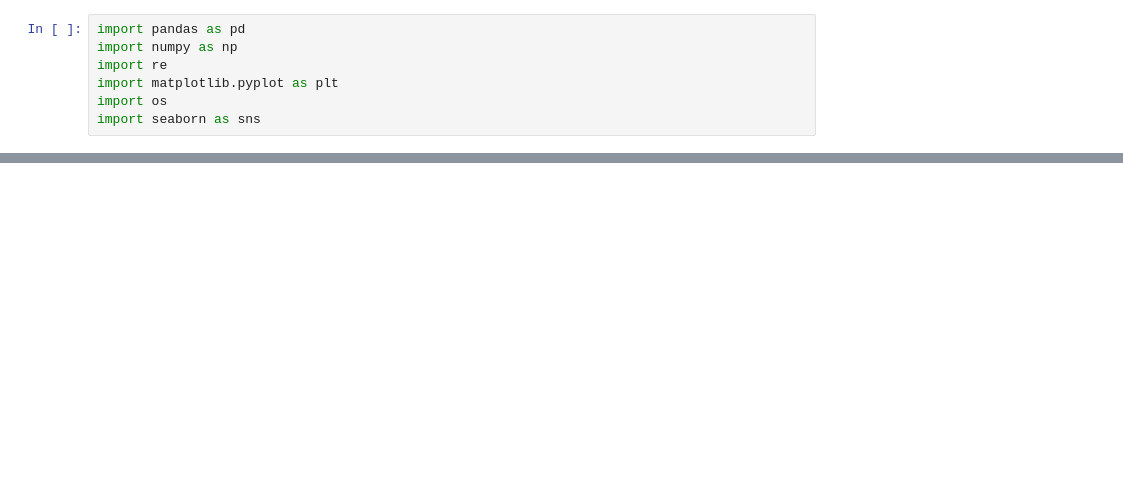
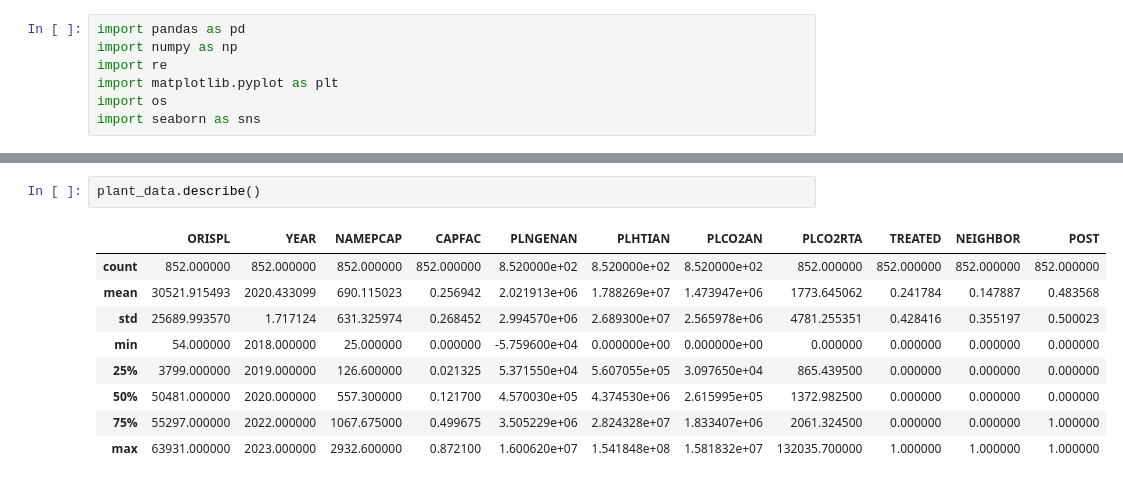
Before and after one commit to tja1462/RGGI_VA, a Jupyter notebook: scripts/eda.ipynb, the cells around one changed output, grey strips where cells are left out. Cells and saved outputs as stored; diff of their text form; blank space fills up the shorter version.

```diff
--- a/scripts/eda.ipynb
+++ b/scripts/eda.ipynb
@@ -25,3 +25,15 @@ plant_data
+# %%
+plant_data.describe()
+# %% [output]
+|  | ORISPL | YEAR | NAMEPCAP | CAPFAC | PLNGENAN | PLHTIAN | PLCO2AN | PLCO2RTA | TREATED | NEIGHBOR | POST |
+| count | 852.000000 | 852.000000 | 852.000000 | 852.000000 | 8.520000e+02 | 8.520000e+02 | 8.520000e+02 | 852.000000 | 852.000000 | 852.000000 | 852.000000 |
+| mean | 30521.915493 | 2020.433099 | 690.115023 | 0.256942 | 2.021913e+06 | 1.788269e+07 | 1.473947e+06 | 1773.645062 | 0.241784 | 0.147887 | 0.483568 |
+| std | 25689.993570 | 1.717124 | 631.325974 | 0.268452 | 2.994570e+06 | 2.689300e+07 | 2.565978e+06 | 4781.255351 | 0.428416 | 0.355197 | 0.500023 |
+| min | 54.000000 | 2018.000000 | 25.000000 | 0.000000 | -5.759600e+04 | 0.000000e+00 | 0.000000e+00 | 0.000000 | 0.000000 | 0.000000 | 0.000000 |
+| 25% | 3799.000000 | 2019.000000 | 126.600000 | 0.021325 | 5.371550e+04 | 5.607055e+05 | 3.097650e+04 | 865.439500 | 0.000000 | 0.000000 | 0.000000 |
+| 50% | 50481.000000 | 2020.000000 | 557.300000 | 0.121700 | 4.570030e+05 | 4.374530e+06 | 2.615995e+05 | 1372.982500 | 0.000000 | 0.000000 | 0.000000 |
+| 75% | 55297.000000 | 2022.000000 | 1067.675000 | 0.499675 | 3.505229e+06 | 2.824328e+07 | 1.833407e+06 | 2061.324500 | 0.000000 | 0.000000 | 1.000000 |
+| max | 63931.000000 | 2023.000000 | 2932.600000 | 0.872100 | 1.600620e+07 | 1.541848e+08 | 1.581832e+07 | 132035.700000 | 1.000000 | 1.000000 | 1.000000 |
 # %%
 treat_0 = plant_data.loc[plant_data["TREATED"] == 0].describe()
 treat_1 = plant_data.loc[plant_data["TREATED"] == 1].describe()
```
Also changed, not shown: parts of 8 cells of this notebook, 25 other files.
